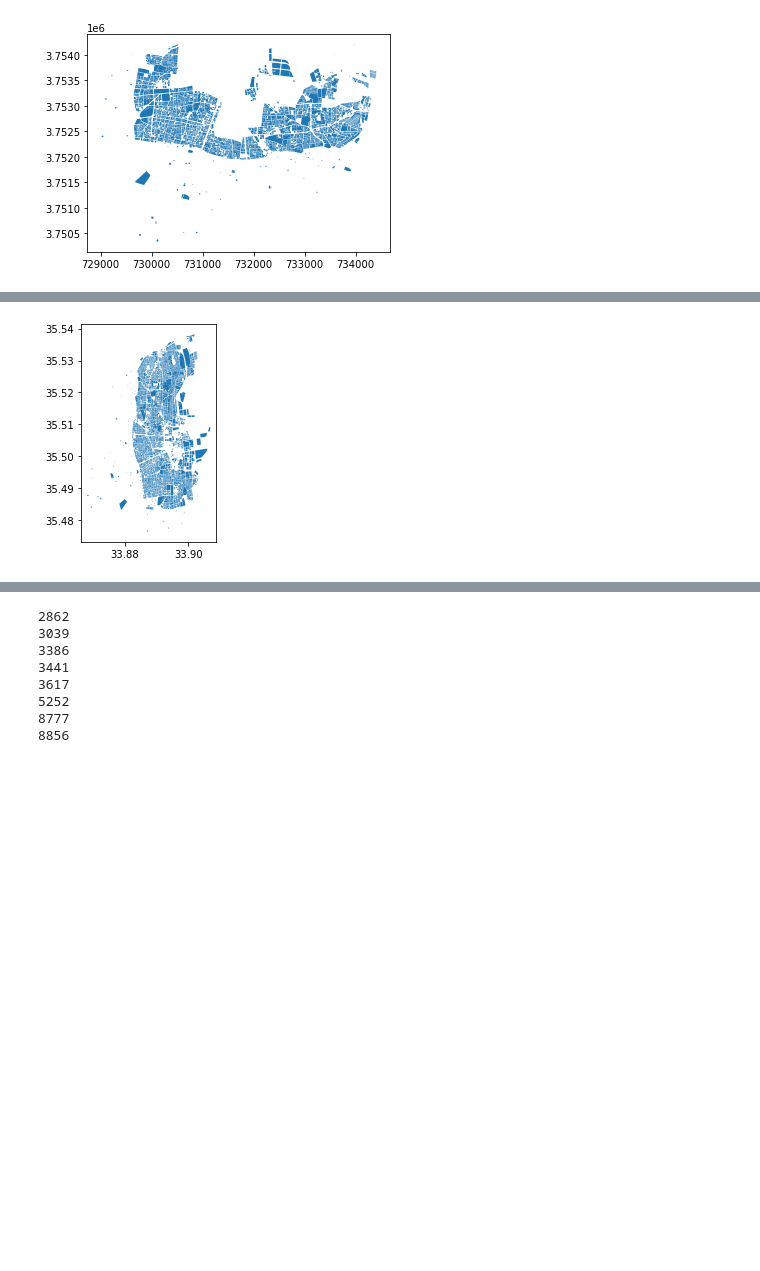
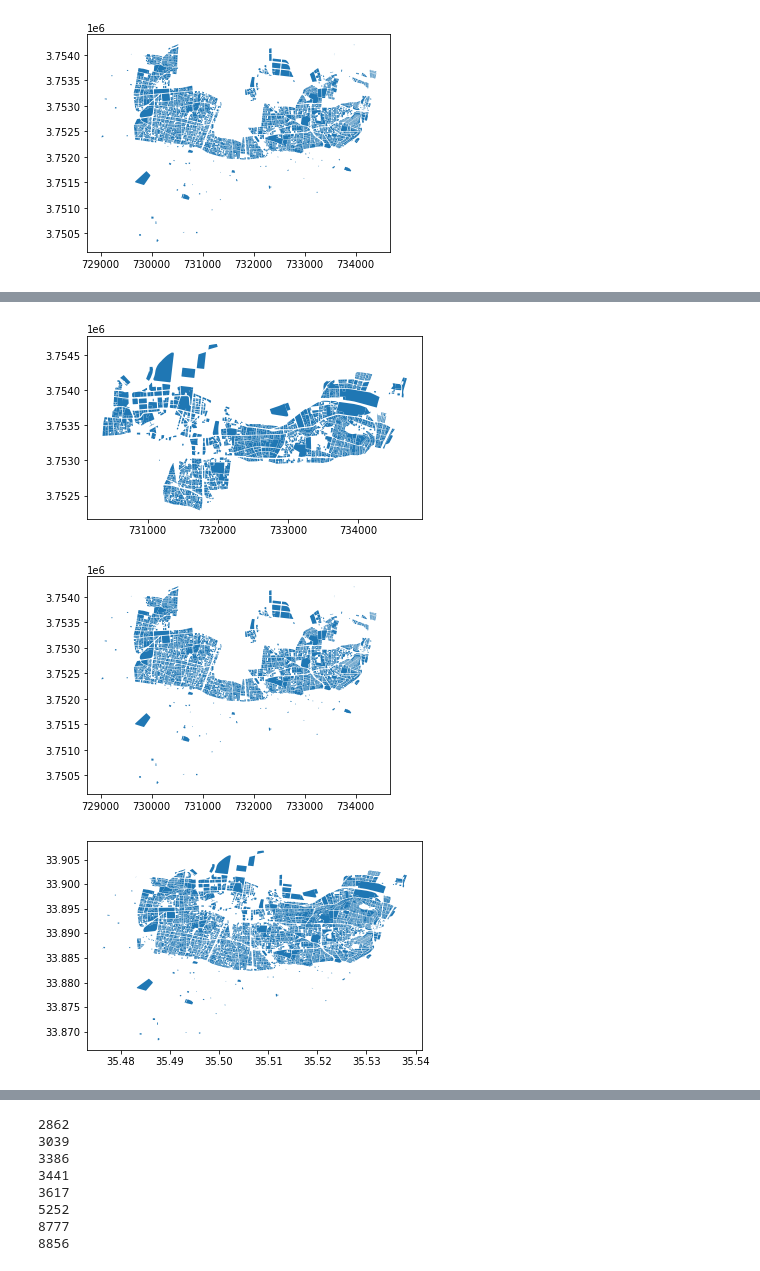
Before and after one commit to luke-scot/damage-assessment, a Jupyter notebook: data_visualisation.ipynb, the cells around one changed output, grey strips where cells are left out. Drawn from its saved outputs; the diff is of its cells as text; code cells hidden in the pictures; blank space fills up the shorter version.

```diff
--- a/data_visualisation.ipynb
+++ b/data_visualisation.ipynb
@@ -274,9 +310,15 @@ a.plot()
 # %%
-# mob.rename(columns={'Category':'decision'},inplace=True)
-# survey.rename(columns={'decision__':'decision'},inplace=True)
-gdf = gpd.GeoDataFrame(pd.concat([mob[['decision','geometry']].dropna(), survey[['decision','geometry']].dropna()], ignore_index=True), crs="epsg:32636").to_crs("EPSG:4326")
+mob = gpd.read_file("data/Classified_Parcels_MoB_20200907.shp")
+survey = gpd.read_file("data/Classified_Parcels_Survey_20200909.shp")
+mob.plot()
+survey.plot()
+mob.rename(columns={'Category':'decision'},inplace=True)
+survey.rename(columns={'decision__':'decision'},inplace=True)
+gdf = gpd.GeoDataFrame(pd.concat([mob[['decision','geometry']].dropna(), survey[['decision','geometry']].dropna()], ignore_index=True), crs="epsg:32636").to_crs({'init':"EPSG:4326"})
 gdf['decision'] = gdf.decision.str.split().str.get(0)
 gdf.plot()
-gdf.to_file("data/beirutDamages.shp")
+gdf.to_file("data/BeirutDamages.shp")
 # %% [output]
-[figure, old version]
+[figure, new version]
+[figure, added]
+[figure, added]
```
Also changed, not shown: parts of 6 cells of this notebook, 5 other files.
